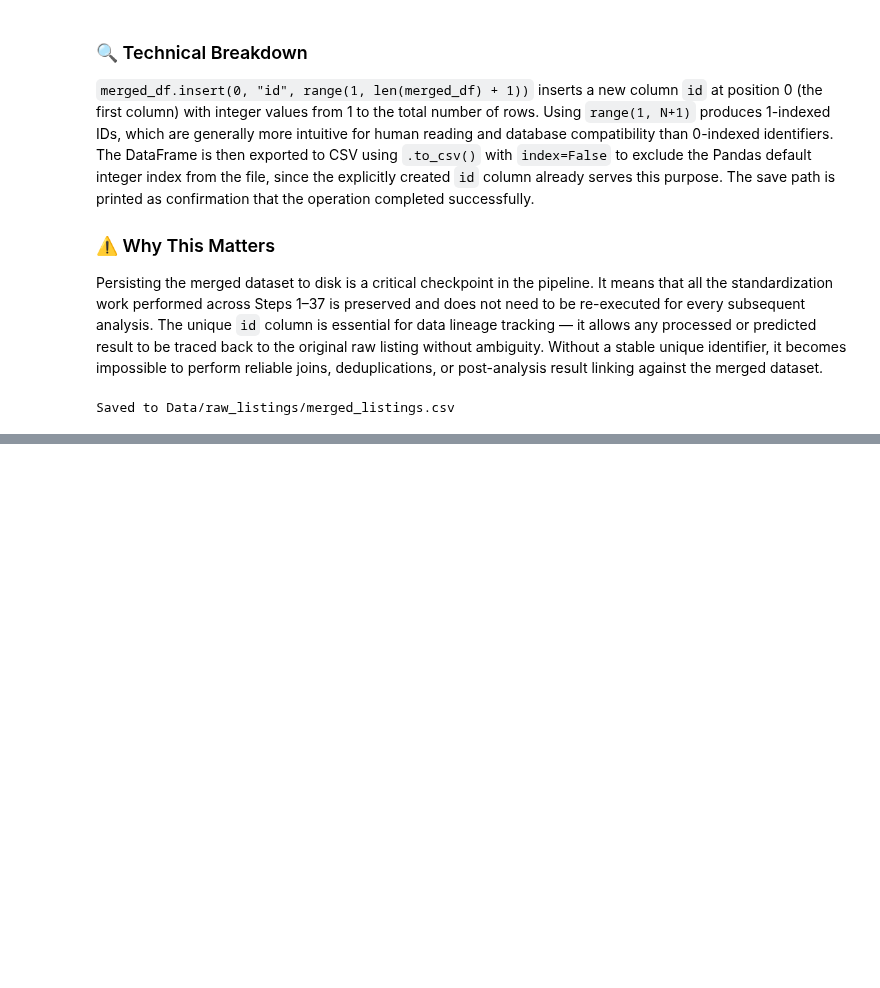
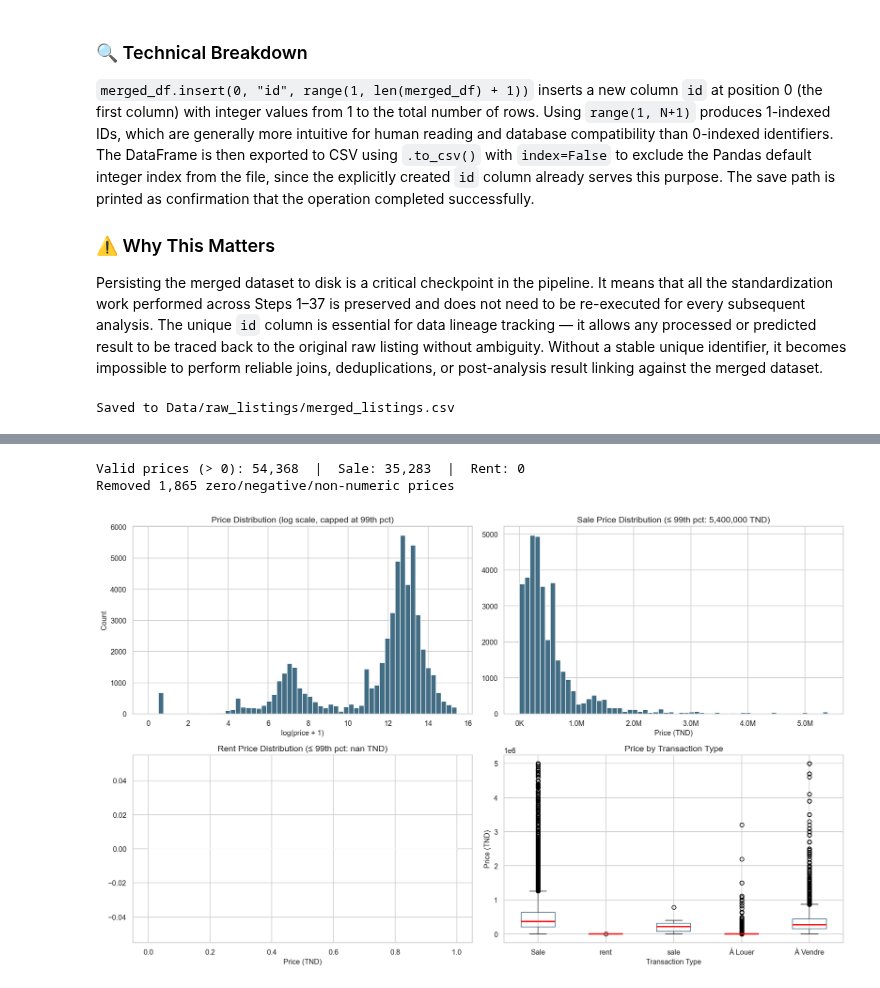
Before and after one commit to InesBenDhifallah/-Esprit-PIDS-4DS6--2026-LensEstate, a Jupyter notebook: LensEstate_updated.ipynb, the cells around one changed output, grey strips where cells are left out. Drawn from its saved outputs; the diff is of its cells as text; code cells hidden in the pictures; blank space fills up the shorter version.

```diff
--- a/LensEstate_updated.ipynb
+++ b/LensEstate_updated.ipynb
@@ -2109,0 +2649,74 @@ Saved to Data/raw_listings/merged_listings.csv
+# %%
+# Price distribution analysis
+# ── Clean: keep only strictly positive, finite prices ──────────────────────
+price_raw = pd.to_numeric(df["price"], errors="coerce")
+price = price_raw[price_raw > 0].dropna()
+
+price_sale = pd.to_numeric(
+    df[df["transaction_type"] == "Sale"]["price"], errors="coerce"
+)
+price_sale = price_sale[price_sale > 0].dropna()
+
+price_rent = pd.to_numeric(
+    df[df["transaction_type"] == "Rent"]["price"], errors="coerce"
+)
+price_rent = price_rent[price_rent > 0].dropna()
+
+print(f"Valid prices (> 0): {len(price):,}  |  "
+      f"Sale: {len(price_sale):,}  |  Rent: {len(price_rent):,}")
+print(f"Removed {len(price_raw.dropna()) - len(price):,} zero/negative/non-numeric prices\n")
+
+# Cap outliers at 99th percentile for visualization
+p99_sale = price_sale.quantile(0.99)
+p99_rent = price_rent.quantile(0.99)
+p99_all  = price.quantile(0.99)
+
+fig, axes = plt.subplots(2, 2, figsize=(16, 10))
+
+# Overall price histogram (log scale) — safe because price > 0
+axes[0, 0].hist(np.log1p(price[price <= p99_all]), bins=60,
+                color=PALETTE[0], edgecolor="white")
+axes[0, 0].set_title("Price Distribution (log scale, capped at 99th pct)")
+axes[0, 0].set_xlabel("log(price + 1)")
+axes[0, 0].set_ylabel("Count")
+
+# Sale prices (capped)
+axes[0, 1].hist(price_sale[price_sale <= p99_sale], bins=60,
+                color=PALETTE[0], edgecolor="white")
+axes[0, 1].set_title(f"Sale Price Distribution (\u2264 99th pct: {p99_sale:,.0f} TND)")
+axes[0, 1].set_xlabel("Price (TND)")
+axes[0, 1].xaxis.set_major_formatter(
+    mtick.FuncFormatter(lambda x, _: f"{x/1e6:.1f}M" if x >= 1e6 else f"{x/1e3:.0f}K"))
+
+# Rent prices (capped)
+axes[1, 0].hist(price_rent[price_rent <= p99_rent], bins=60,
+                color=PALETTE[1], edgecolor="white")
+axes[1, 0].set_title(f"Rent Price Distribution (\u2264 99th pct: {p99_rent:,.0f} TND)")
+axes[1, 0].set_xlabel("Price (TND)")
+
+# Box plot by transaction type (capped)
+df_box = df.copy()
+df_box["price"] = pd.to_numeric(df_box["price"], errors="coerce")
+df_box = df_box[(df_box["price"] > 0) & (df_box["price"] <= p99_all)]
+df_box.boxplot(column="price", by="transaction_type", ax=axes[1, 1],
+               boxprops=dict(color=PALETTE[0]),
+               medianprops=dict(color="red", linewidth=2))
+axes[1, 1].set_title("Price by Transaction Type")
+axes[1, 1].set_xlabel("Transaction Type")
+axes[1, 1].set_ylabel("Price (TND)")
+plt.suptitle("")
+
+plt.tight_layout()
+plt.savefig("Data/eda_price_distribution.png", bbox_inches="tight")
+plt.show()
+
+print("Price summary (all valid):")
+print(price.describe().apply(lambda x: f"{x:,.0f}"))
+print("\nSale price summary:")
+print(price_sale.describe().apply(lambda x: f"{x:,.0f}"))
+print("\nRent price summary:")
+print(price_rent.describe().apply(lambda x: f"{x:,.0f}"))
+# %% [output]
+Valid prices (> 0): 54,368  |  Sale: 35,283  |  Rent: 0
+Removed 1,865 zero/negative/non-numeric prices
+[figure, added]
```
Also changed, not shown: parts of 44 cells of this notebook.
